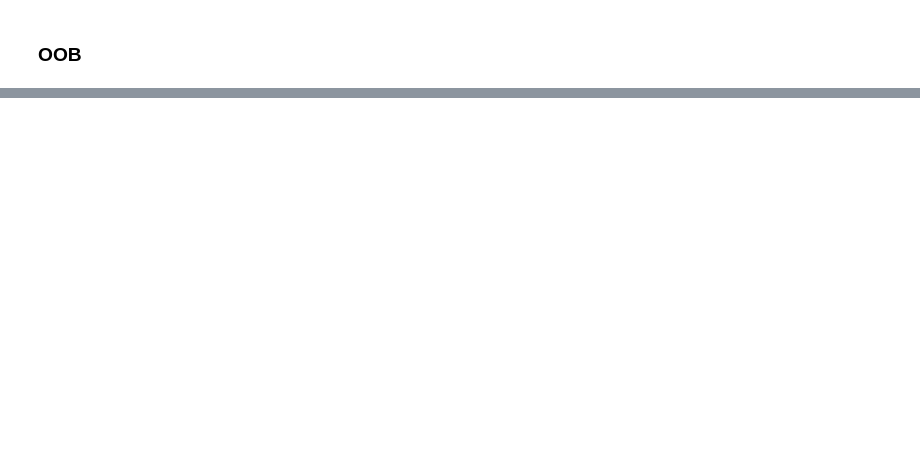
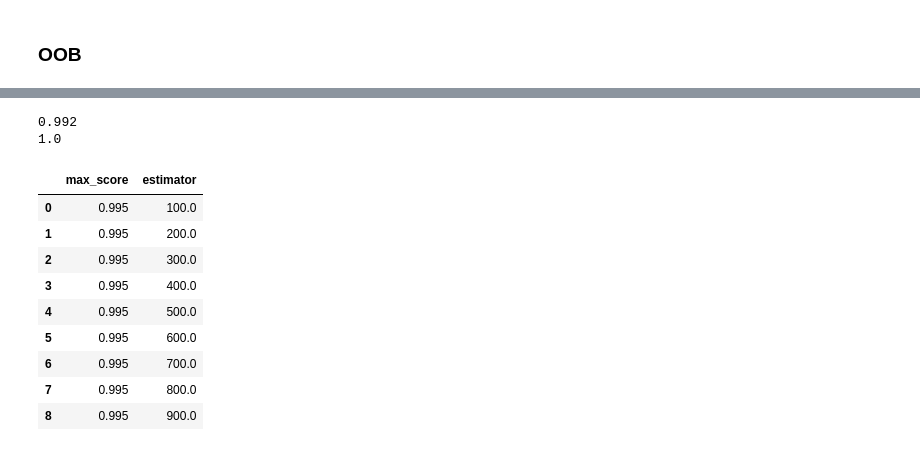
Before and after one commit to Daivar/ML-models-training, a Jupyter notebook: Ensembles.ipynb, the cells around one changed output, grey strips where cells are left out. Drawn from its saved outputs; the diff is of its cells as text; code cells hidden in the pictures; blank space fills up the shorter version.

```diff
--- a/Ensembles.ipynb
+++ b/Ensembles.ipynb
@@ -278,0 +334,69 @@ print(bag_clf.oob_score_)
+# %%
+from sklearn.ensemble import RandomForestClassifier, BaggingClassifier
+from sklearn.tree import DecisionTreeClassifier
+from sklearn.model_selection import train_test_split
+from sklearn.datasets import make_moons
+from sklearn.metrics import accuracy_score
+import numpy as np
+
+X, y = make_moons(n_samples=1000, noise=0.10, random_state=42)
+X_train, X_test, y_train, y_test = train_test_split(X, y, random_state=42)
+
+rnd_clf = RandomForestClassifier(n_estimators=1000, max_leaf_nodes=6, random_state=42)
+rnd_clf.fit(X_train, y_train)
+y_pred_rf = rnd_clf.predict(X_test)
+
+bag_clf = BaggingClassifier(
+    DecisionTreeClassifier(max_features="sqrt", max_leaf_nodes=16),
+    n_estimators=500, random_state=42)
+
+bag_clf.fit(X_train, y_train)
+y_pred = bag_clf.predict(X_test)
+
+np.sum(y_pred == y_pred_rf) / len(y_pred)  # very similar predictions
+
+
+print(accuracy_score(y_test, y_pred_rf))
+print(accuracy_score(y_test, y_pred))
+# %% [output]
+0.992
+1.0
+# %%
+from sklearn.ensemble import RandomForestClassifier, ExtraTreesClassifier
+from sklearn.tree import DecisionTreeClassifier
+from sklearn.model_selection import train_test_split
+from sklearn.datasets import make_moons
+import numpy as np
+from sklearn.metrics import accuracy_score
+import pandas as pd
+
+
+def train_score_model(x, y, **kwargs):
+  x_train, x_test, y_train, y_test = train_test_split(x, y, random_state=10, test_size=0.2)
+  clf = ExtraTreesClassifier(**kwargs) # n_estimators=500, max_leaf_nodes=16, random_state=42, n_jobs=-1
+  clf.fit(x_train, y_train)
+  return accuracy_score(y_test, clf.predict(x_test))
+
+max_score = 0
+best_estimator = 100
+
+df = pd.DataFrame(columns=['max_score', 'estimator'])
+
+for i in range(100, 1000, 100):
+  score = train_score_model(X, y, n_estimators=i, max_leaf_nodes=16, random_state=10, n_jobs=-1)
+  df = df.append({'max_score': score, 'estimator': i}, ignore_index=True)
+  if score > max_score:
+    max_score = score
+    best_estimator = i
+df
+# %% [output]
+|  | max_score | estimator |
+| 0 | 0.995 | 100.0 |
+| 1 | 0.995 | 200.0 |
+| 2 | 0.995 | 300.0 |
+| 3 | 0.995 | 400.0 |
+| 4 | 0.995 | 500.0 |
+| 5 | 0.995 | 600.0 |
+| 6 | 0.995 | 700.0 |
+| 7 | 0.995 | 800.0 |
+| 8 | 0.995 | 900.0 |
```
Also changed, not shown: parts of 19 cells of this notebook.
